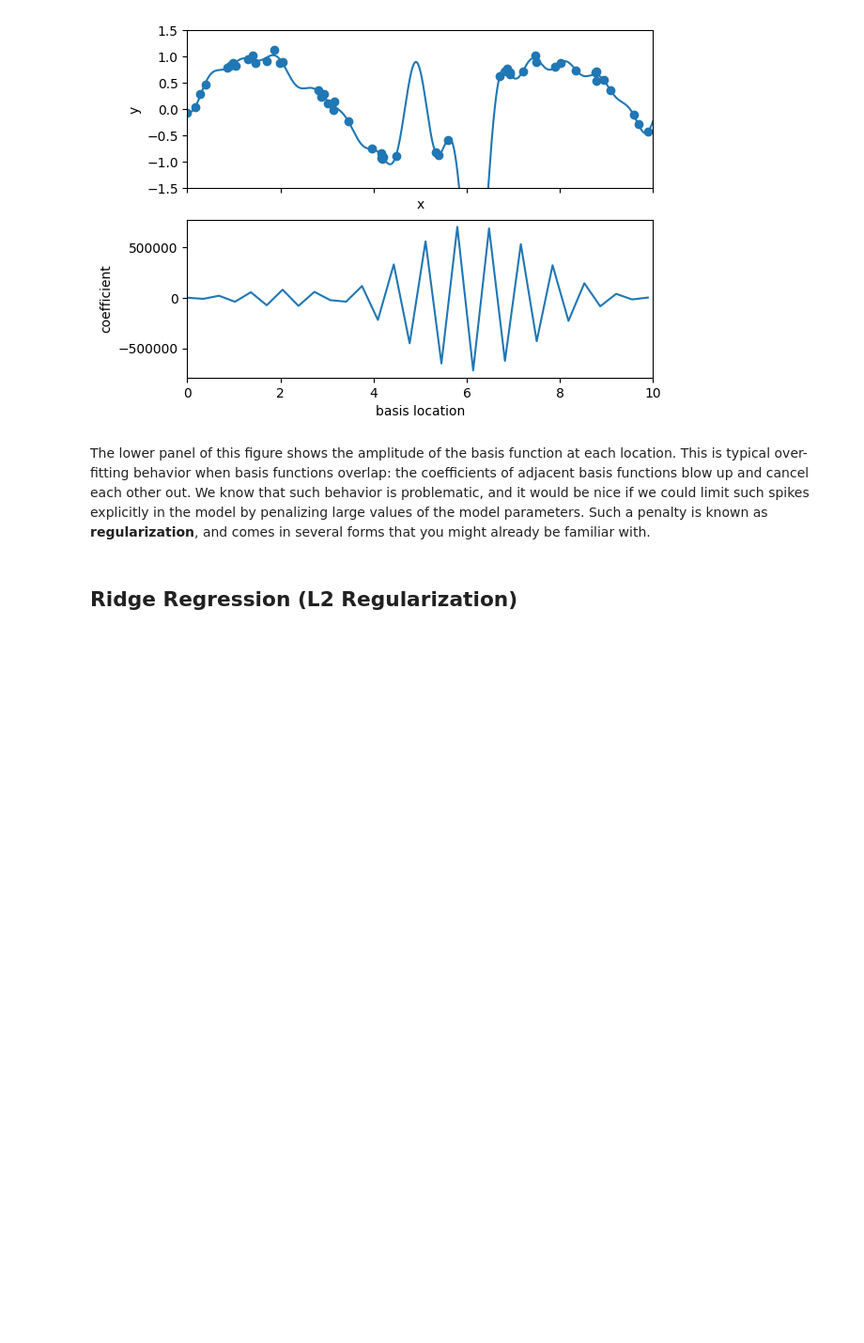
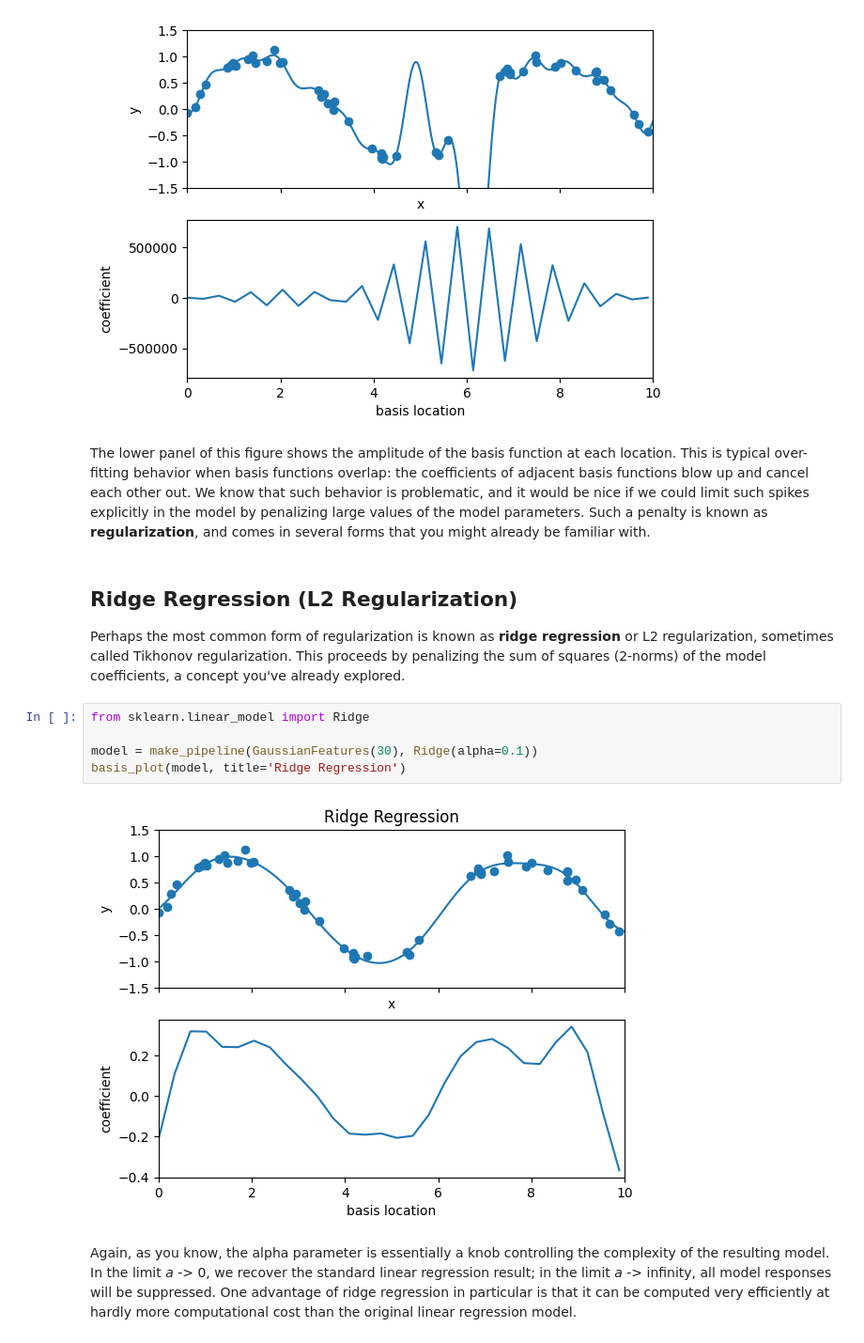
Before and after one commit to crdcamp/ml-learning-linear-regression-feature-engineering, a Jupyter notebook: 4_ feature_engineering_deep_dive.ipynb, the cells around one changed output. Shown at 94% size. Saved outputs shown, nothing was run; the diff lists cells and outputs as text; blank space fills up the shorter version.

Commit message:
Ridge regression done

```diff
--- a/4_ feature_engineering_deep_dive.ipynb
+++ b/4_ feature_engineering_deep_dive.ipynb
@@ -215,3 +215,14 @@ basis_plot(model)
 The lower panel of this figure shows the amplitude of the basis function at each location. This is typical over-fitting behavior when basis functions overlap: the coefficients of adjacent basis functions blow up and cancel each other out. We know that such behavior is problematic, and it would be nice if we could limit such spikes explicitly in the model by penalizing large values of the model parameters. Such a penalty is known as **regularization**, and comes in several forms that you might already be familiar with.
 # %% [markdown]
 ## Ridge Regression (L2 Regularization)
+
+Perhaps the most common form of regularization is known as **ridge regression** or L2 regularization, sometimes called Tikhonov regularization. This proceeds by penalizing the sum of squares (2-norms) of the model coefficients, a concept you've already explored.
+# %%
+from sklearn.linear_model import Ridge
+
+model = make_pipeline(GaussianFeatures(30), Ridge(alpha=0.1))
+basis_plot(model, title='Ridge Regression')
+# %% [output]
+[figure, added]
+# %% [markdown]
+Again, as you know, the alpha parameter is essentially a knob controlling the complexity of the resulting model. In the limit *a* -> 0, we recover the standard linear regression result; in the limit *a* -> infinity, all model responses will be suppressed. One advantage of ridge regression in particular is that it can be computed very efficiently at hardly more computational cost than the original linear regression model.
```
